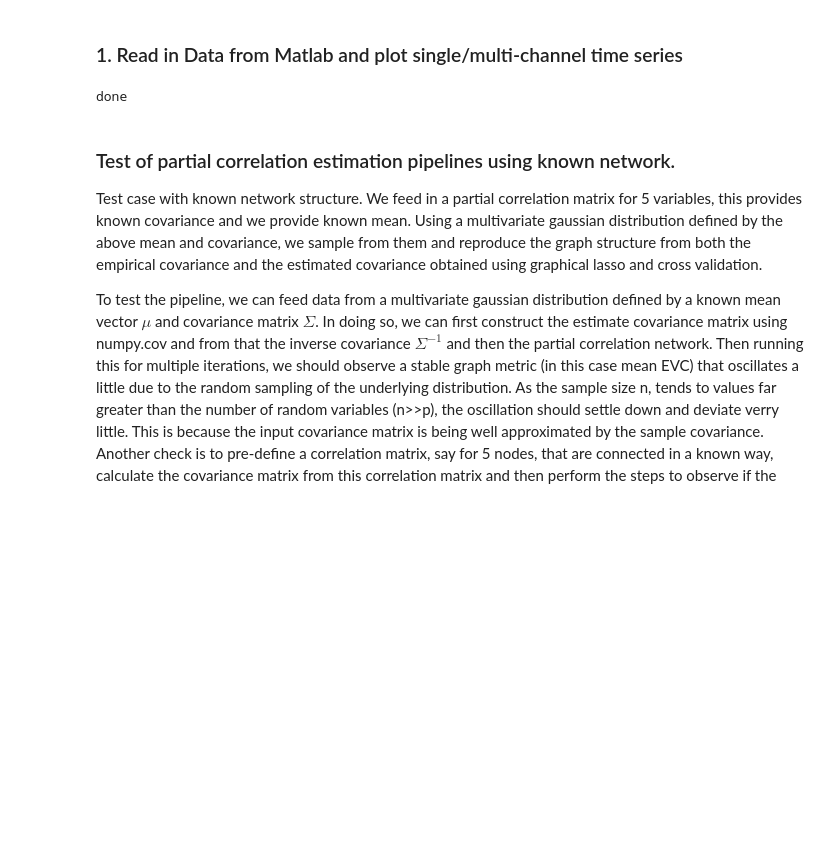
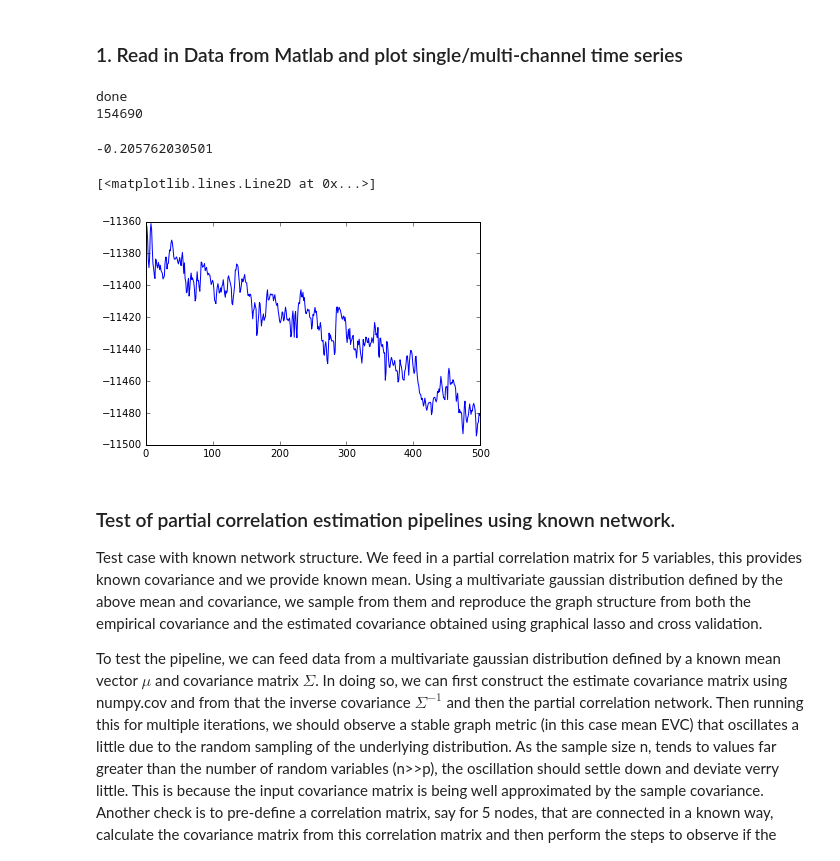
Before and after one commit to Rick-E/Honours, a Jupyter notebook: research_report/python_code/Honours_Data_Pipeline.ipynb, the cells around one changed output. Drawn from its saved outputs; the diff is of its cells as text; code cells hidden in the pictures; blank space fills up the shorter version.

```diff
--- a/research_report/python_code/Honours_Data_Pipeline.ipynb
+++ b/research_report/python_code/Honours_Data_Pipeline.ipynb
@@ -44,20 +44,36 @@ The first component of the data pipeline is to read the file into Python from Ma
 # single_channel = []
 # multi_channel = []
 
-MEG_DICTexr = sio.loadmat('resting_state.mat') # MEG dictionary saved in Matlab - in this case it is closed eye resting state.
-MEG_DATAexr = MEG_DICTexr.items() # Accesses the dictionary elements
+# MEG_DICTexr = sio.loadmat('resting_state.mat') # MEG dictionary saved in Matlab - in this case it is closed eye resting state.
+# MEG_DATAexr = MEG_DICTexr.items() # Accesses the dictionary elements
 
-MEG_DICTex1 = sio.loadmat('xenon_1.mat') # MEG dictionary saved in Matlab - XENON 1.
-MEG_DATAex1 = MEG_DICTex1.items() # Accesses the dictionary elements
+# MEG_DICTex1 = sio.loadmat('xenon_1.mat') # MEG dictionary saved in Matlab - XENON 1.
+# MEG_DATAex1 = MEG_DICTex1.items() # Accesses the dictionary elements
 
-MEG_DICTex2 = sio.loadmat('xenon_2.mat') # MEG dictionary saved in Matlab - XENON2.
-MEG_DATAex2 = MEG_DICTex2.items() # Accesses the dictionary elements
+# MEG_DICTex2 = sio.loadmat('xenon_2.mat') # MEG dictionary saved in Matlab - XENON2.
+# MEG_DATAex2 = MEG_DICTex2.items() # Accesses the dictionary elements
 
-MEG_DICTex3 = sio.loadmat('xenon_3.mat') # MEG dictionary saved in Matlab - XENON3.
-MEG_DATAex3 = MEG_DICTex3.items() # Accesses the dictionary elements
+# MEG_DICTex3 = sio.loadmat('xenon_3.mat') # MEG dictionary saved in Matlab - XENON3.
+# MEG_DATAex3 = MEG_DICTex3.items() # Accesses the dictionary elements
 
-MEG_DICTex4 = sio.loadmat('xenon_4.mat') # MEG dictionary saved in Matlab - XENON4.
-MEG_DATAex4 = MEG_DICTex4.items() # Accesses the dictionary elements
+# MEG_DICTex4 = sio.loadmat('xenon_4.mat') # MEG dictionary saved in Matlab - XENON4.
+# MEG_DATAex4 = MEG_DICTex4.items() # Accesses the dictionary elements
+
+
+EEG_DICTexr = sio.loadmat('eeg_xenon_rs.mat') # MEG dictionary saved in Matlab - in this case it is closed eye resting state.
+EEG_DATAexr = EEG_DICTexr.items() # Accesses the dictionary elements
+
+EEG_DICTex1 = sio.loadmat('eeg_xenon_1.mat') # MEG dictionary saved in Matlab - XENON 1.
+EEG_DATAex1 = EEG_DICTex1.items() # Accesses the dictionary elements
+
+EEG_DICTex2 = sio.loadmat('eeg_xenon_2.mat') # MEG dictionary saved in Matlab - XENON2.
+EEG_DATAex2 = EEG_DICTex2.items() # Accesses the dictionary elements
+
+EEG_DICTex3 = sio.loadmat('eeg_xenon_3.mat') # MEG dictionary saved in Matlab - XENON3.
+EEG_DATAex3 = EEG_DICTex3.items() # Accesses the dictionary elements
+
+EEG_DICTex4 = sio.loadmat('eeg_xenon_4.mat') # MEG dictionary saved in Matlab - XENON4.
+EEG_DATAex4 = EEG_DICTex4.items() # Accesses the dictionary elements
 
 
 # The data is read in as a large dictionary of lists. It can be accessed using the appropriate indexes
@@ -88,9 +104,17 @@ MEG_DATAex4 = MEG_DICTex4.items() # Accesses the dictionary elements
 # for i in range(0,10):
 #     multi_channelex3.append(MEG_DATAex3[1][1][i][range(0,20)])
 print 'done'
-print len(MEG_DATAexr[1][1][0])
+print len(EEG_DATAexr[1][1][0])
 # %% [output]
 done
+154690
+# %%
+print max(EEG_DATAexr[1][1][3])/1e4
+plt.plot(EEG_DATAex4[1][1][0][0:500])
+# %% [output]
+-0.205762030501
+[<matplotlib.lines.Line2D at 0x...>]
+[figure, added]
 # %% [markdown]
 ### Test of partial correlation estimation pipelines using known network.
 Test case with known network structure. We feed in a partial correlation matrix for 5 variables, this provides known covariance and we provide known mean. Using a multivariate gaussian distribution defined by the above mean and covariance, we sample from them and reproduce the graph structure from both the empirical covariance and the estimated covariance obtained using graphical lasso and cross validation.
```
Also changed, not shown: parts of 78 cells of this notebook, 1 other file.
